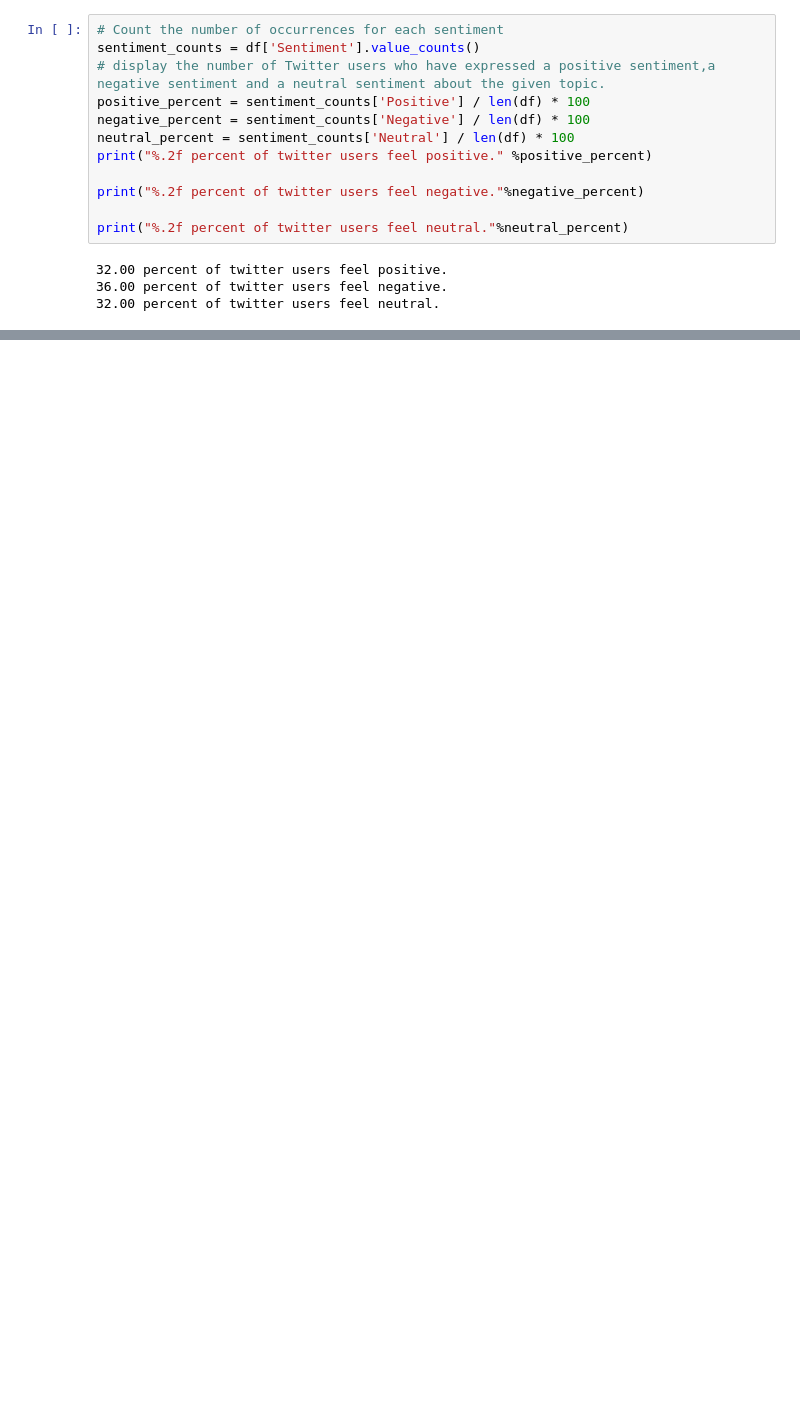
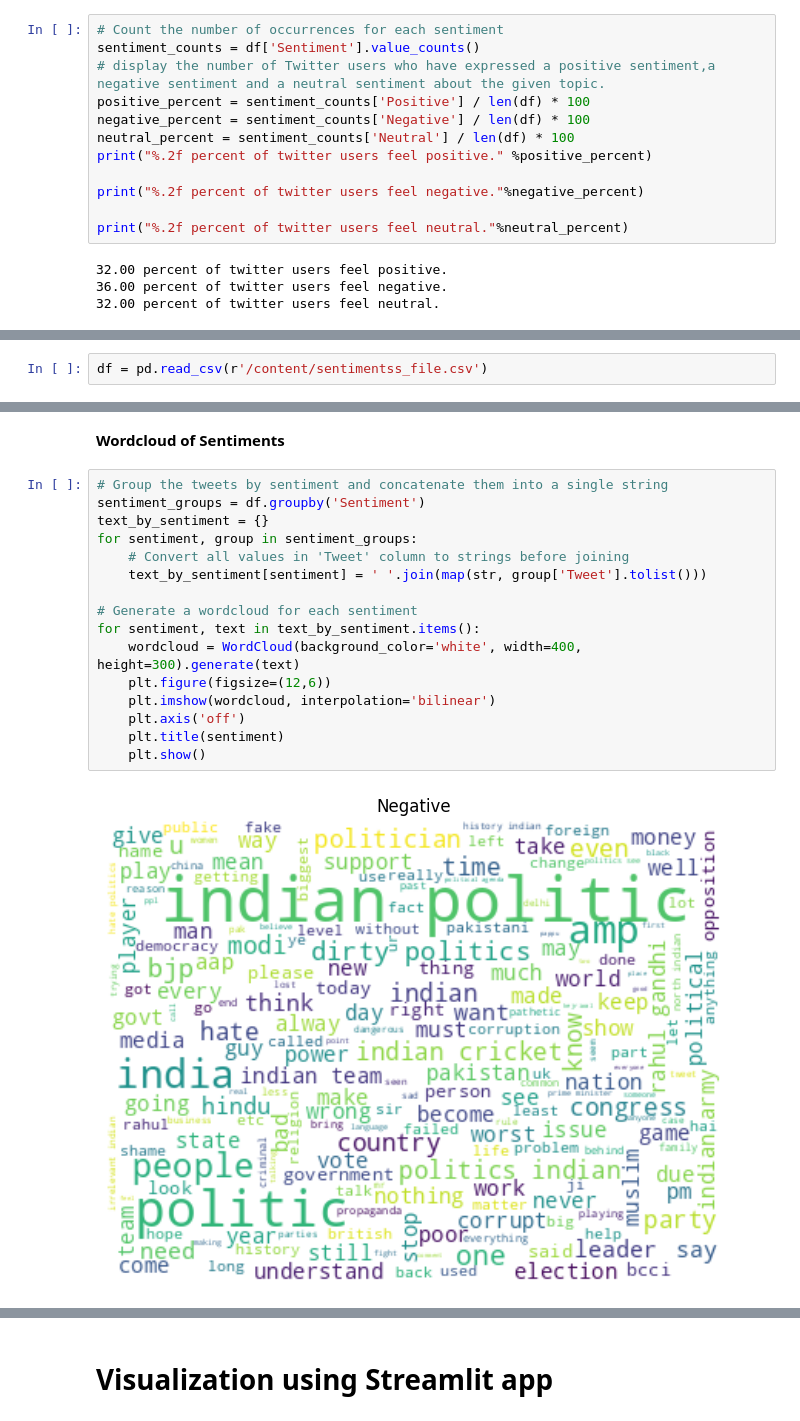
Before and after one commit to harshavarma02/SENTIMENT-ANALYSIS-OF-INDIAN-POLITICAL-TWEETS, a Jupyter notebook: SENTIMENT_ANALYSIS_OF_INDIAN_POLITICAL_TWEETS.ipynb, the cells around one changed output, grey strips where cells are left out. Cells and saved outputs as stored; diff of their text form; blank space fills up the shorter version.

```diff
--- a/SENTIMENT_ANALYSIS_OF_INDIAN_POLITICAL_TWEETS.ipynb
+++ b/SENTIMENT_ANALYSIS_OF_INDIAN_POLITICAL_TWEETS.ipynb
@@ -282,0 +286,2 @@ print("%.2f percent of twitter users feel neutral."%neutral_percent)
+# %%
+df = pd.read_csv(r'/content/sentimentss_file.csv')
@@ -282,0 +417,20 @@ print("%.2f percent of twitter users feel neutral."%neutral_percent)
+# %% [markdown]
+**Wordcloud of Sentiments**
+# %%
+# Group the tweets by sentiment and concatenate them into a single string
+sentiment_groups = df.groupby('Sentiment')
+text_by_sentiment = {}
+for sentiment, group in sentiment_groups:
+    # Convert all values in 'Tweet' column to strings before joining
+    text_by_sentiment[sentiment] = ' '.join(map(str, group['Tweet'].tolist()))
+
+# Generate a wordcloud for each sentiment
+for sentiment, text in text_by_sentiment.items():
+    wordcloud = WordCloud(background_color='white', width=400, height=300).generate(text)
+    plt.figure(figsize=(12,6))
+    plt.imshow(wordcloud, interpolation='bilinear')
+    plt.axis('off')
+    plt.title(sentiment)
+    plt.show()
+# %% [output]
+[figure, added]
@@ -282,0 +439,2 @@ print("%.2f percent of twitter users feel neutral."%neutral_percent)
+# %% [markdown]
+# **Visualization using Streamlit app**
```
Also changed, not shown: parts of 24 cells of this notebook.
